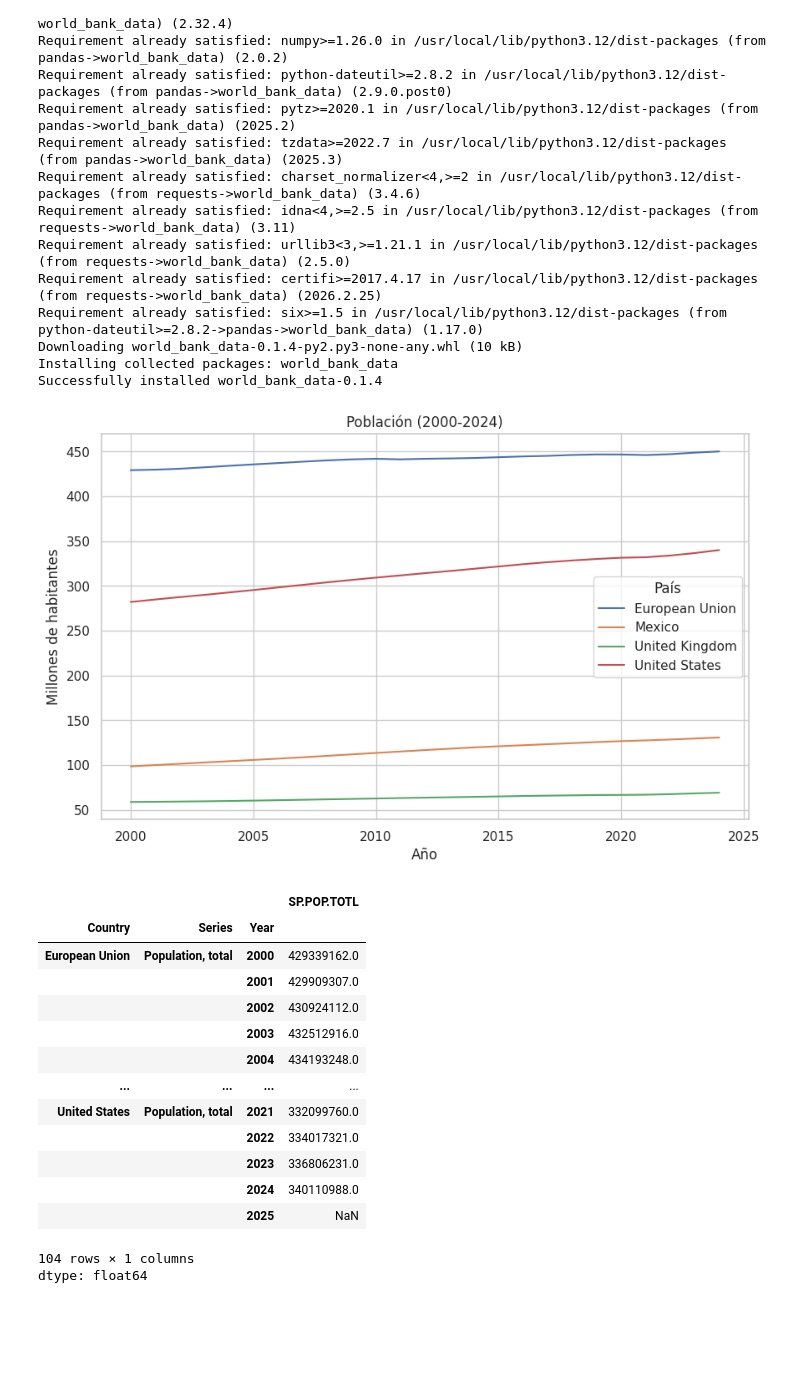
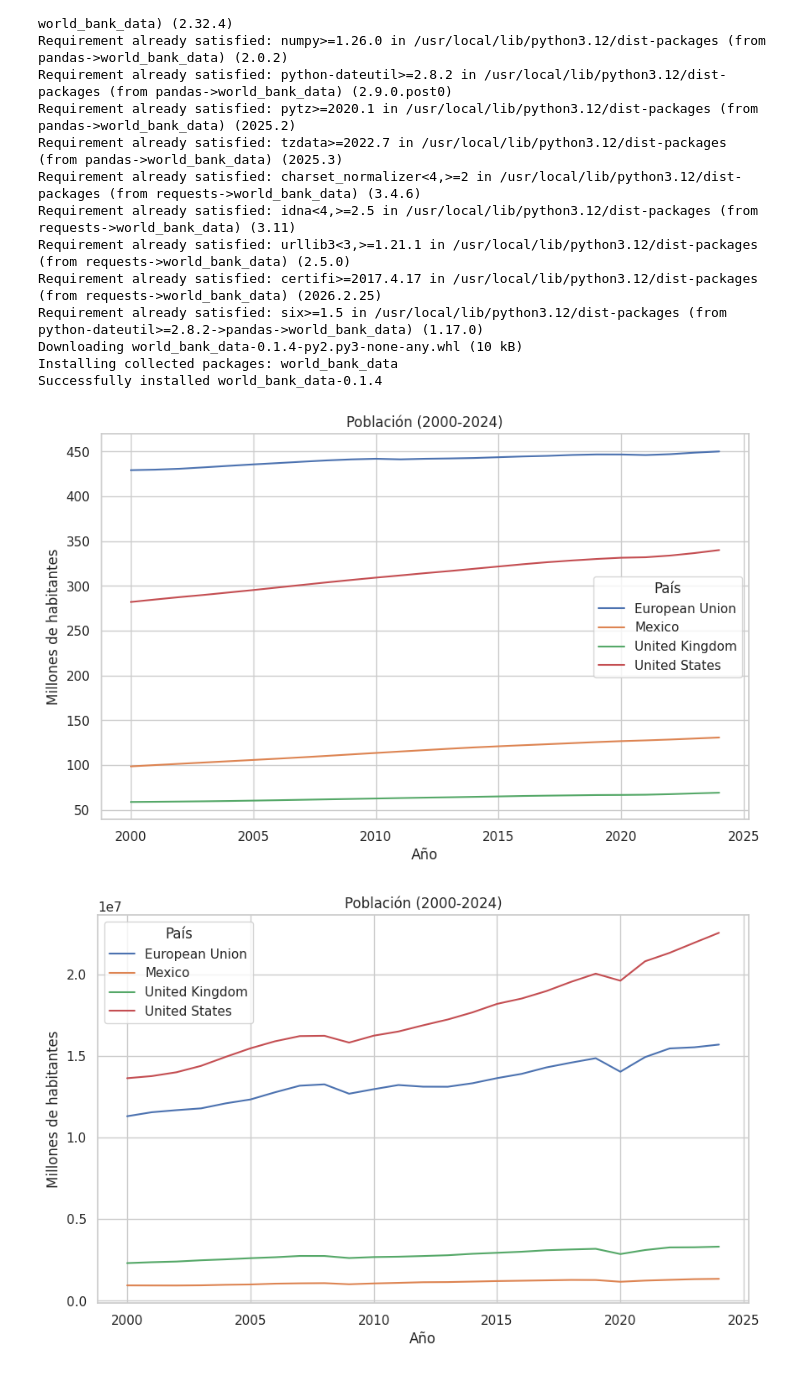
Before and after one commit to raulval9/PrimerPrueba, a Jupyter notebook: IndicadoresReinoUnido.ipynb, the cells around one changed output. Cells and saved outputs as stored; diff of their text form; code cells hidden in the pictures; blank space fills up the shorter version.

```diff
--- a/IndicadoresReinoUnido.ipynb
+++ b/IndicadoresReinoUnido.ipynb
@@ -36,6 +33,9 @@ indicator = "SP.POP.TOTL"
 countries = ["GB", "US", "MX", "EU"]
 # %%
 ## Consulta de informacion de poblacion y grafico
+# Indicador de población total
+indicator = "SP.POP.TOTL"
+
 # Descargar datos de los últimos 25 años
 data = wb.get_series(indicator, country=countries, date="2000:2025")
 
@@ -57,18 +57,29 @@ plt.grid(True)
 plt.show()
 # %% [output]
 [figure]
-|  |  |  | SP.POP.TOTL |
-| Country | Series | Year |  |
-| European Union | Population, total | 2000 | 429339162.0 |
-|  |  | 2001 | 429909307.0 |
-|  |  | 2002 | 430924112.0 |
-|  |  | 2003 | 432512916.0 |
-|  |  | 2004 | 434193248.0 |
-| ... | ... | ... | ... |
-| United States | Population, total | 2021 | 332099760.0 |
-|  |  | 2022 | 334017321.0 |
-|  |  | 2023 | 336806231.0 |
-|  |  | 2024 | 340110988.0 |
-|  |  | 2025 | NaN |
-104 rows × 1 columns
-dtype: float64
+# %%
+## Consulta de informacion de poblacion y grafico
+# Indicador de población total
+indicator = "NY.GDP.MKTP.KD"
+
+# Descargar datos de los últimos 25 años
+data = wb.get_series(indicator, country=countries, date="2000:2025")
+
+# Reorganizar en un DataFrame
+df = data.unstack(level=0)  # columnas = países, filas = años
+df.index = df.index.droplevel("Series")
+
+# Graficar
+df_millions = df / 1e6
+
+df_millions.plot(figsize=(10,6))
+
+plt.title("Población (2000-2024)")
+plt.ylabel("Millones de habitantes")  # 🔧 cambio aquí
+plt.xlabel("Año")
+plt.legend(title="País")
+plt.grid(True)
+
+plt.show()
+# %% [output]
+[figure, added]
```
Also changed, not shown: parts of 5 cells of this notebook.
